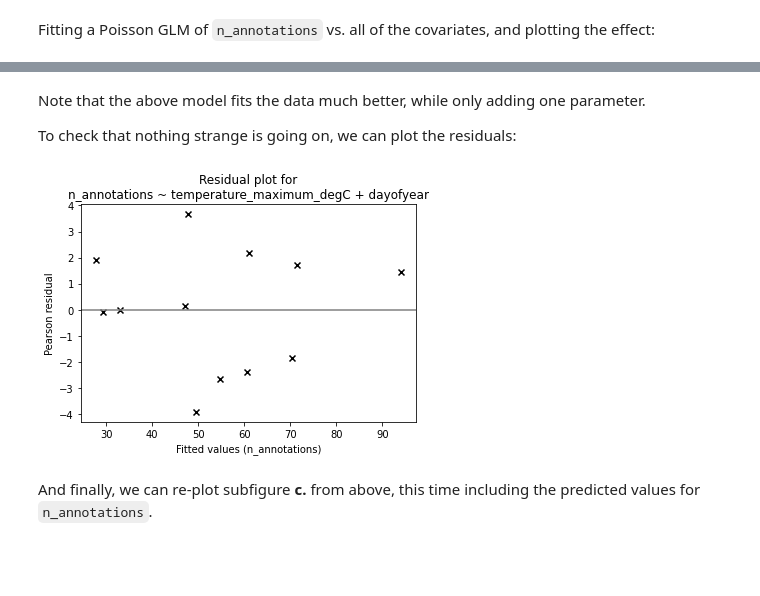
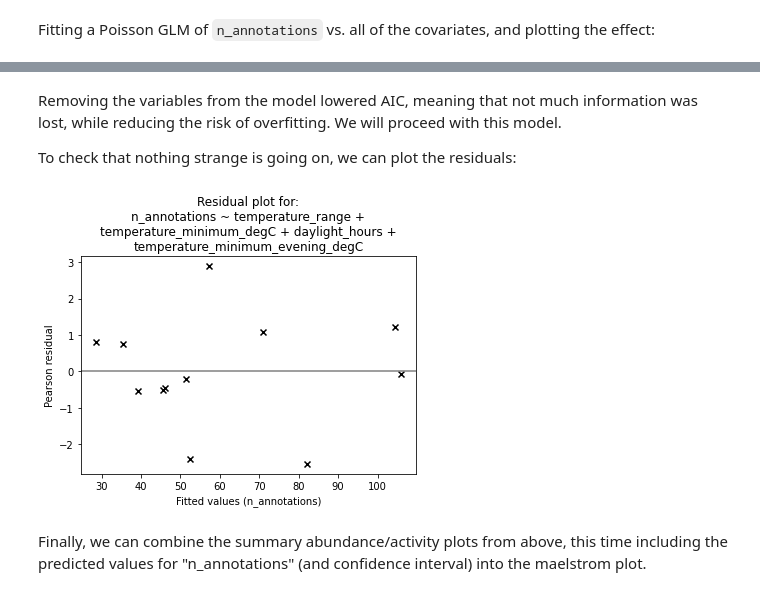
Before and after one commit to J-Wall/camfi, a Jupyter notebook: examples/activity_analysis.ipynb, the cells around one changed output, grey strips where cells are left out. Cells and saved outputs as stored; diff of their text form; code cells hidden in the pictures; blank space fills up the shorter version.

```diff
--- a/examples/activity_analysis.ipynb
+++ b/examples/activity_analysis.ipynb
@@ -549,15 +460,20 @@ Fitting a Poisson GLM of `n_annotations` vs. all of the covariates, and plotting
 # %%
+sig_eff_variables = list(significant_mixed_effect_variables - {"Intercept"})
+
 mod = smf.glm(
-    "n_annotations ~ " + " + ".join(covariates),
-    data=maelstrom_weather,
+    "n_annotations ~ " + " + ".join(sig_eff_variables),
+    data=maelstrom_df,
     family=pois,
+    exposure=maelstrom_df["exposures"],
 )
 res = mod.fit()
 print(res.summary())
 print(f"res.aic={res.aic}")
 
 ordering = np.argsort(res.tvalues)
-coloring = np.array(["r", "b"])[(res.pvalues[ordering] < 0.05).astype("u1")]
+coloring = np.array(["r", "b"])[
+    (res.pvalues[ordering] < 0.05).astype("u1")
+]
 
 fig = plt.figure()
 ax = fig.add_subplot(
@@ -566,7 +482,12 @@ ax = fig.add_subplot(
     ylabel="Variable",
 )
 ax.axvline(0, c="gray")
-ax.hlines(res.tvalues.index[ordering], res.tvalues[ordering] - 1.96, res.tvalues[ordering] + 1.96, color=coloring)
+ax.hlines(
+    res.tvalues.index[ordering],
+    res.tvalues[ordering] - 1.96,
+    res.tvalues[ordering] + 1.96,
+    color=coloring,
+)
 p = ax.scatter(res.tvalues[ordering], res.tvalues.index[ordering], color=coloring)
 # %% [output]
                  Generalized Linear Model Regression Results
@@ -592,12 +510,0 @@ We can see that in both cases, `temperature_maximum_degC` has the largest effect
-# %%
-mod = smf.glm(
-    "n_annotations ~ temperature_maximum_degC",
-    data=maelstrom_weather,
-    family=pois,
-)
-res = mod.fit()
-print(res.summary())
-print("p-values (t-test):", res.pvalues, sep="\n")
-print("t-values:", res.tvalues, sep="\n")
-print(f"res.aic={res.aic}")
-print(res.wald_test("(temperature_maximum_degC = 0)"))
@@ -624,12 +510,0 @@ We may also be interested in extending this model to allow for the date to affec
-# %%
-mod = smf.glm(
-    "n_annotations ~ temperature_maximum_degC + dayofyear",
-    data=maelstrom_weather,
-    family=pois,
-)
-res = mod.fit()
-print(res.summary())
-print("p-values (t-test):", res.pvalues, sep="\n")
-print("t-values:", res.tvalues, sep="\n")
-print(f"res.aic={res.aic}")
-print(res.wald_test("(temperature_maximum_degC = 0), (dayofyear = 0)"))
@@ -654,19 +511,19 @@ res.aic=136.28734846809104
 # %% [markdown]
-Note that the above model fits the data much better, while only adding one parameter.
+Removing the variables from the model lowered AIC, meaning that not much information was lost, while reducing the risk of overfitting. We will proceed with this model.
 
 To check that nothing strange is going on, we can plot the residuals:
 # %%
 fig = plt.figure()
 ax = fig.add_subplot(
     111,
-    title=f"Residual plot for\n{mod.formula}",
+    title="Residual plot for:\n" + "\n".join(textwrap.wrap(mod.formula, width=55)),
     ylabel="Pearson residual",
     xlabel="Fitted values (n_annotations)",
 )
 
 ax.axhline(0, c="gray")
 p = ax.scatter(res.fittedvalues, res.resid_pearson, marker="x", c="k")
 # %% [output]
-[figure, old version]
+[figure, new version]
 # %% [markdown]
-And finally, we can re-plot subfigure **c.** from above, this time including the predicted values for `n_annotations`.
+Finally, we can combine the summary abundance/activity plots from above, this time including the predicted values for "n_annotations" (and confidence interval) into the maelstrom plot.
```
Also changed, not shown: parts of 49 cells of this notebook, 7 other files.
